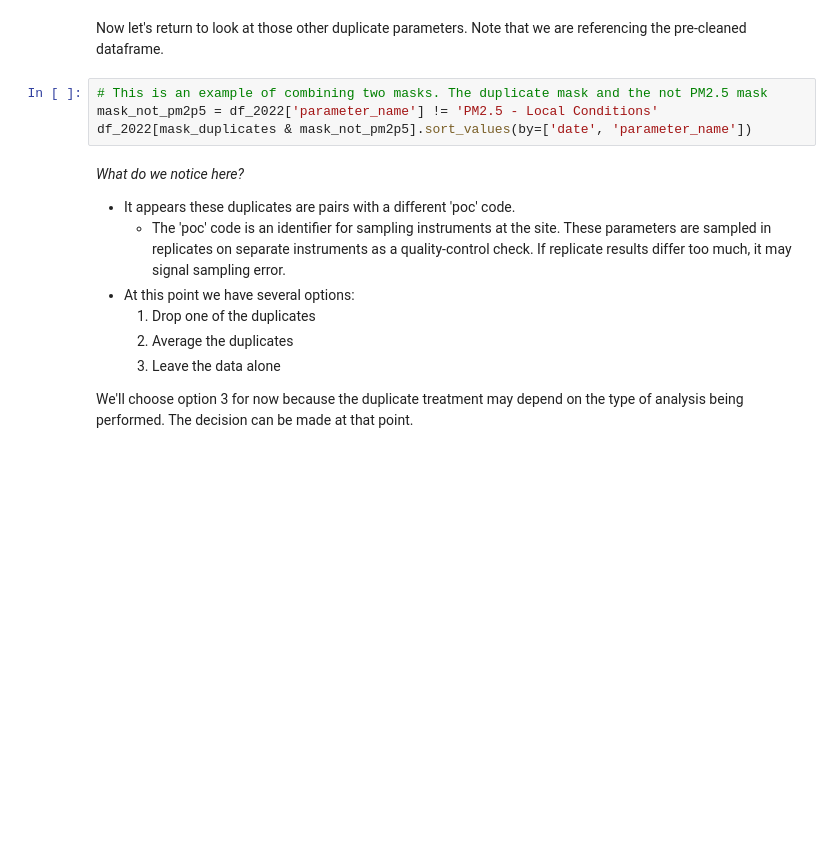
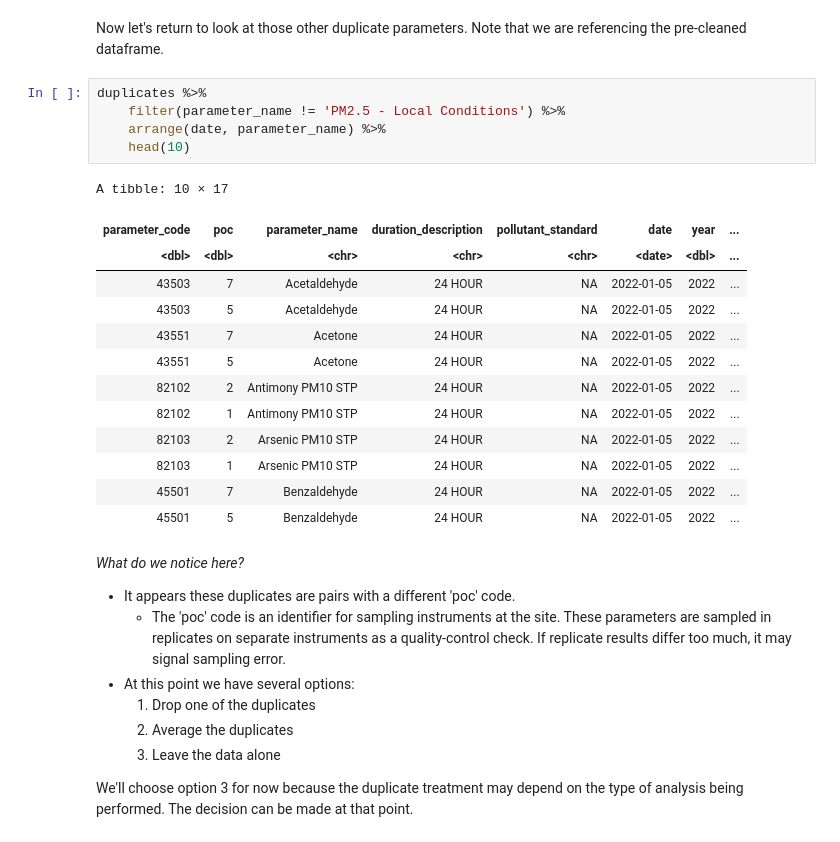
Before and after one commit to MPA-2065-FA24/mpa2065-fall2024, a Jupyter notebook: exploratory_data_analysis/notebooks/1.0-gtd-eda-walkthrough.ipynb, the cells around one changed output. Cells and saved outputs as stored; diff of their text form; blank space fills up the shorter version.

```diff
--- a/exploratory_data_analysis/notebooks/1.0-gtd-eda-walkthrough.ipynb
+++ b/exploratory_data_analysis/notebooks/1.0-gtd-eda-walkthrough.ipynb
@@ -955,10 +957,25 @@ A tibble: 10 × 17
 | 88101 | 3 | PM2.5 - Local Conditions | 1 HOUR | NA | 2022-01-10 | 2022 | ... |
 # %% [markdown]
 Now let's return to look at those other duplicate parameters. Note that we are referencing the pre-cleaned dataframe.
-# %%
-# This is an example of combining two masks. The duplicate mask and the not PM2.5 mask
-mask_not_pm2p5 = df_2022['parameter_name'] != 'PM2.5 - Local Conditions'
-df_2022[mask_duplicates & mask_not_pm2p5].sort_values(by=['date', 'parameter_name'])
+# %%
+duplicates %>%
+    filter(parameter_name != 'PM2.5 - Local Conditions') %>%
+    arrange(date, parameter_name) %>%
+    head(10)
+# %% [output]
+A tibble: 10 × 17
+| parameter_code | poc | parameter_name | duration_description | pollutant_standard | date | year | ... |
+| <dbl> | <dbl> | <chr> | <chr> | <chr> | <date> | <dbl> | ... |
+| 43503 | 7 | Acetaldehyde | 24 HOUR | NA | 2022-01-05 | 2022 | ... |
+| 43503 | 5 | Acetaldehyde | 24 HOUR | NA | 2022-01-05 | 2022 | ... |
+| 43551 | 7 | Acetone | 24 HOUR | NA | 2022-01-05 | 2022 | ... |
+| 43551 | 5 | Acetone | 24 HOUR | NA | 2022-01-05 | 2022 | ... |
+| 82102 | 2 | Antimony PM10 STP | 24 HOUR | NA | 2022-01-05 | 2022 | ... |
+| 82102 | 1 | Antimony PM10 STP | 24 HOUR | NA | 2022-01-05 | 2022 | ... |
+| 82103 | 2 | Arsenic PM10 STP | 24 HOUR | NA | 2022-01-05 | 2022 | ... |
+| 82103 | 1 | Arsenic PM10 STP | 24 HOUR | NA | 2022-01-05 | 2022 | ... |
+| 45501 | 7 | Benzaldehyde | 24 HOUR | NA | 2022-01-05 | 2022 | ... |
+| 45501 | 5 | Benzaldehyde | 24 HOUR | NA | 2022-01-05 | 2022 | ... |
 # %% [markdown]
 *What do we notice here?*
 * It appears these duplicates are pairs with a different 'poc' code.
```
Also changed, not shown: parts of 34 cells of this notebook, 1 other file.
